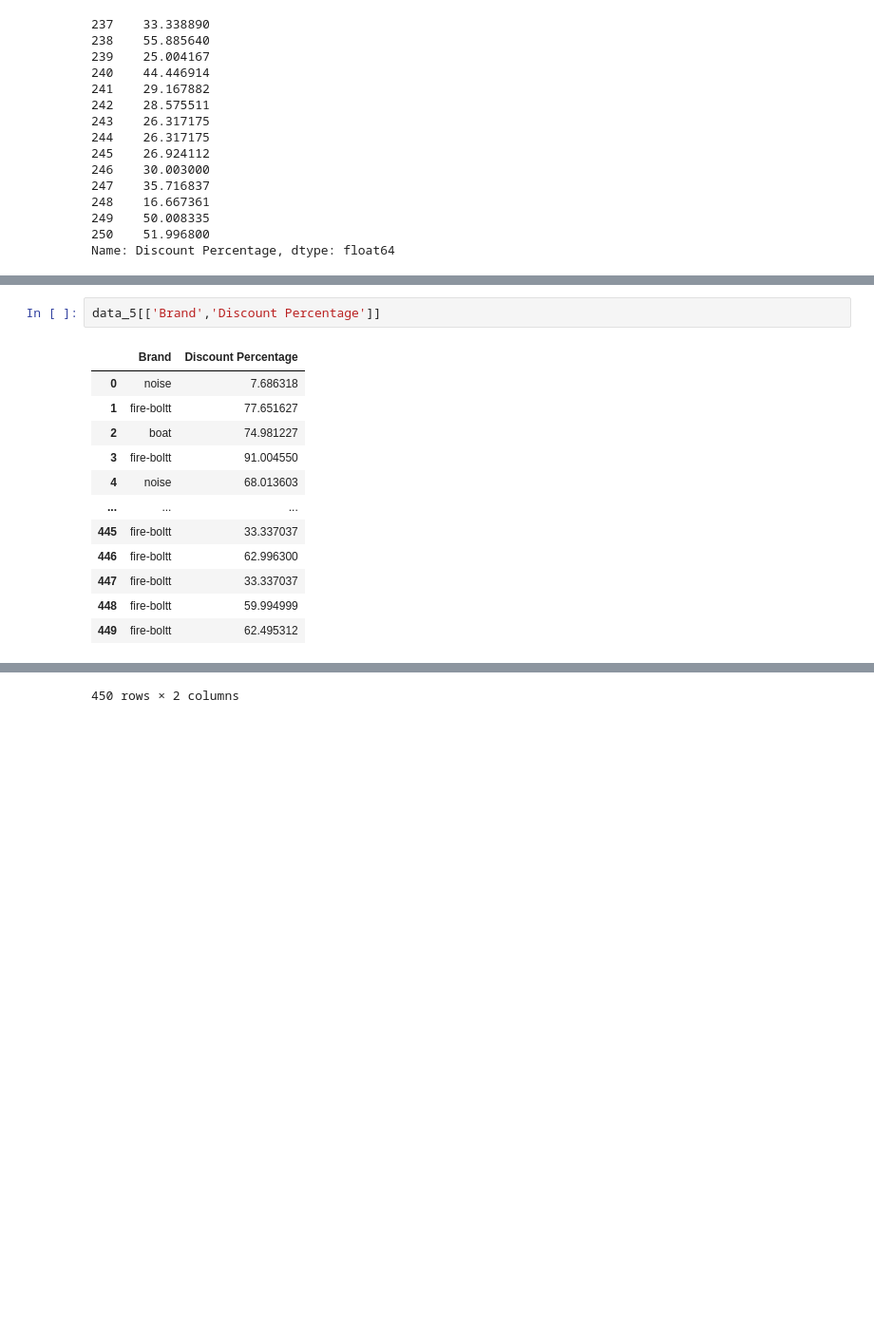
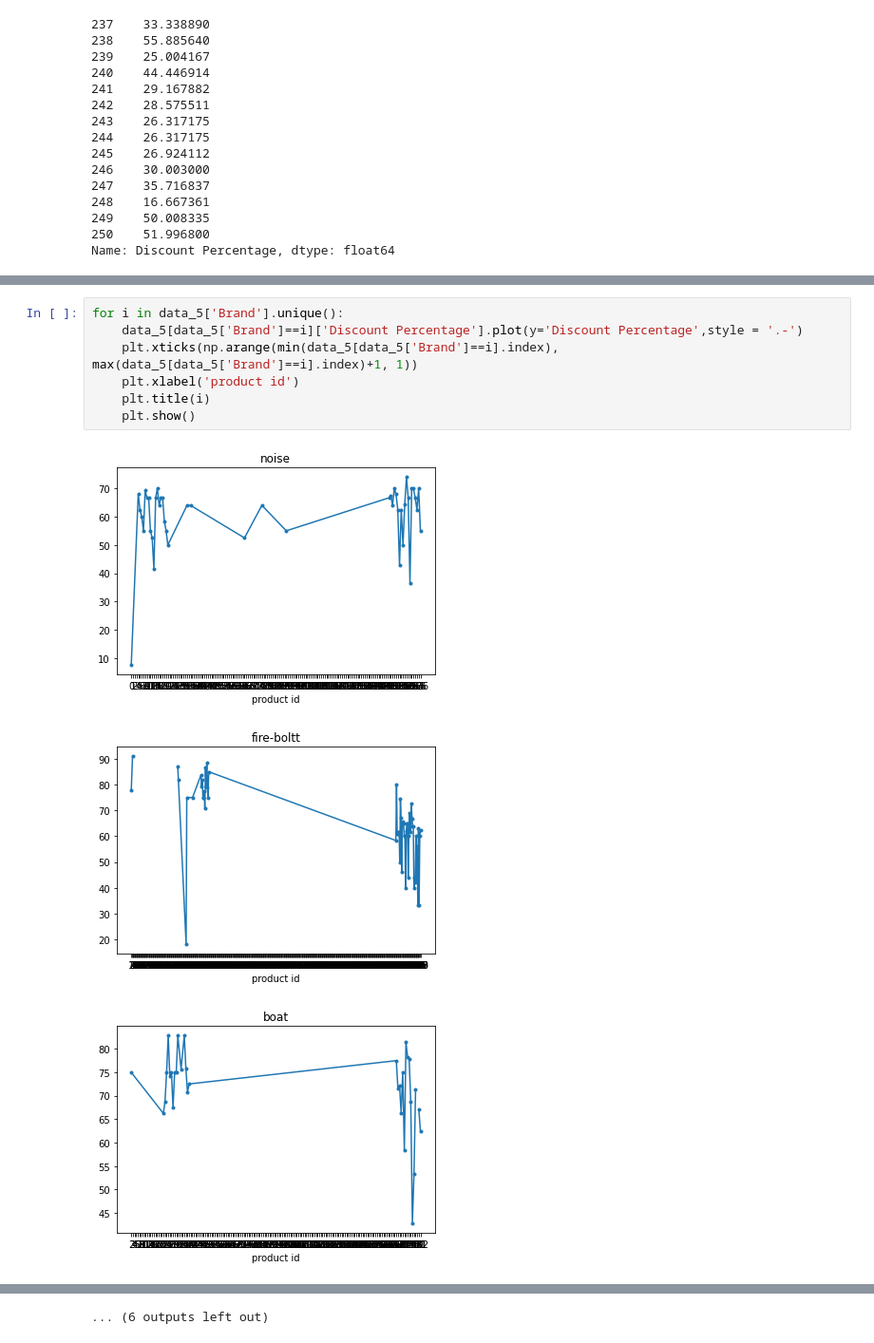
Before and after one commit to utkarsshhh/Ecommerce-website, a Jupyter notebook: Untitled.ipynb, the cells around one changed output, grey strips where cells are left out. Shown at 95% size. Cells and saved outputs as stored; diff of their text form; blank space fills up the shorter version.

```diff
--- a/Untitled.ipynb
+++ b/Untitled.ipynb
@@ -404,15 +411,11 @@ plt.show()
 # %%
-data_5[['Brand','Discount Percentage']]
+for i in data_5['Brand'].unique():
+    data_5[data_5['Brand']==i]['Discount Percentage'].plot(y='Discount Percentage',style = '.-')
+    plt.xticks(np.arange(min(data_5[data_5['Brand']==i].index), max(data_5[data_5['Brand']==i].index)+1, 1))
+    plt.xlabel('product id')
+    plt.title(i)
+    plt.show()
 # %% [output]
-|  | Brand | Discount Percentage |
-| 0 | noise | 7.686318 |
-| 1 | fire-boltt | 77.651627 |
-| 2 | boat | 74.981227 |
-| 3 | fire-boltt | 91.004550 |
-| 4 | noise | 68.013603 |
-| ... | ... | ... |
-| 445 | fire-boltt | 33.337037 |
-| 446 | fire-boltt | 62.996300 |
-| 447 | fire-boltt | 33.337037 |
-| 448 | fire-boltt | 59.994999 |
-| 449 | fire-boltt | 62.495312 |
+[figure, added]
+[figure, added]
+[figure, added]
@@ -419 +431 @@ data_5[['Brand','Discount Percentage']]
-450 rows × 2 columns
+... (6 outputs left out)
```
Also changed, not shown: parts of 23 cells of this notebook, 8 other files.
